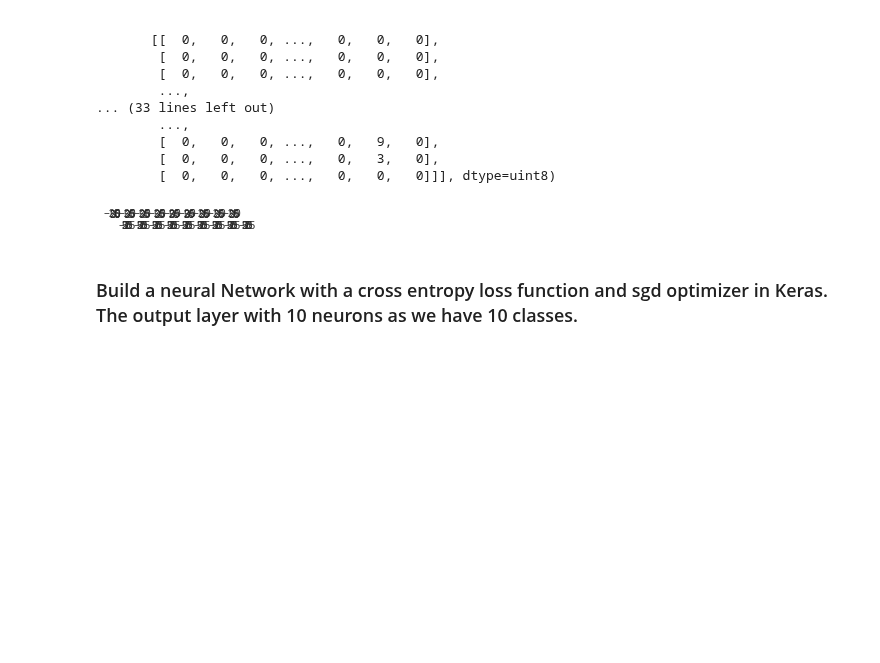
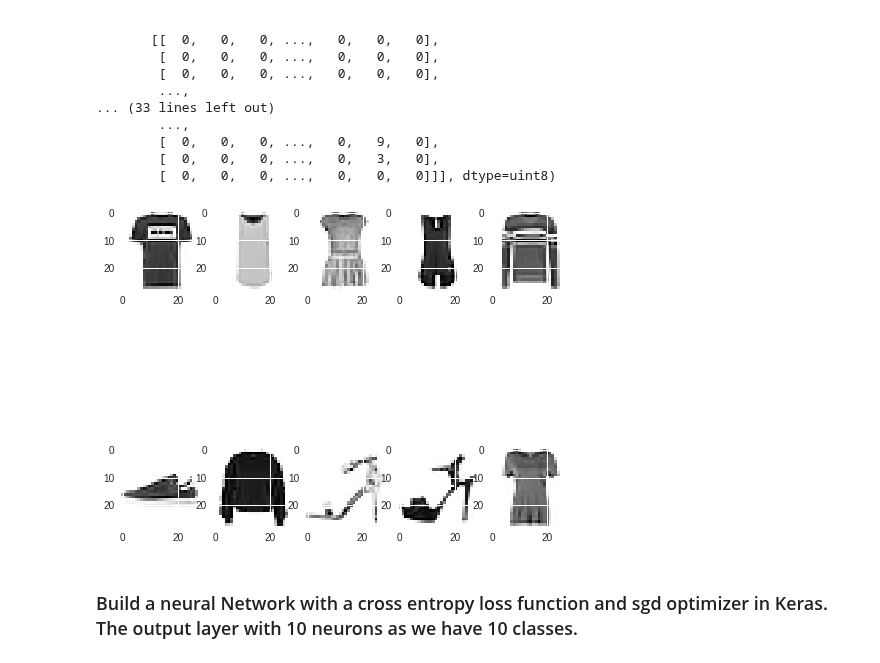
Before and after one commit to GreatLearningAIML1/chennai-aug-batch-senthilvelavan, a Jupyter notebook: Residency6-External/R6_ExternalLab_AIML.ipynb, the cells around one changed output. Saved outputs shown, nothing was run; the diff lists cells and outputs as text; code cells hidden in the pictures; blank space fills up the shorter version.

```diff
--- a/Residency6-External/R6_ExternalLab_AIML.ipynb
+++ b/Residency6-External/R6_ExternalLab_AIML.ipynb
@@ -83,19 +83,19 @@ array([[[  0,   0,   0, ...,   0,   0,   0],
 # %%
 import matplotlib.pyplot as plt
 import numpy as np
 import pandas as pd
 w=10
 h=10
 fig=plt.figure(figsize=(8, 8))
-columns = 30
-rows = 2000
-for i in range(1, 10):
+columns = 5
+rows = 2
+for i in range(1, 11):
     img = np.random.randint(10, size=(h,w))
     fig.add_subplot(rows, columns, i)
     plt.imshow(trainX[i])
 plt.show()
 # %% [output]
-[figure, old version]
+[figure, new version]
 # %% [markdown]
 ### Build a neural Network with a cross entropy loss function and sgd optimizer in Keras. The output layer with 10 neurons as we have 10 classes.
 # %%
```
